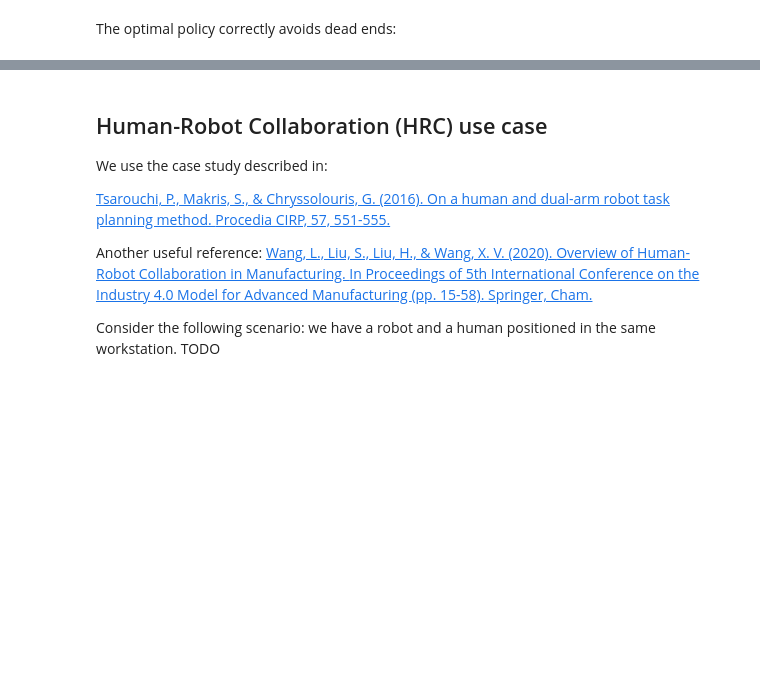
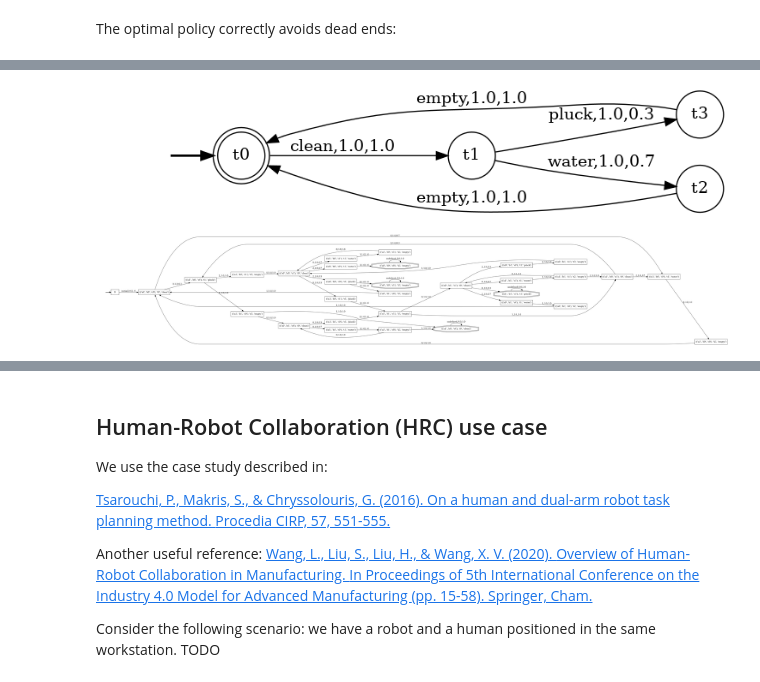
Before and after one commit to luusi/stochastic-service-composition, a Jupyter notebook: examples/notebooks/04-use-cases.ipynb, the cells around one changed output, grey strips where cells are left out. Saved outputs shown, nothing was run; the diff lists cells and outputs as text; code cells hidden in the pictures; blank space fills up the shorter version.

```diff
--- a/examples/notebooks/04-use-cases.ipynb
+++ b/examples/notebooks/04-use-cases.ipynb
@@ -170,0 +282,19 @@ State=(('s1', 'error'), 's0', 'login'), Action=undefined
+# %%
+target = build_target_from_transitions(
+    {
+        "t0": {"clean": ("t1", 1.0, 1.0)},
+        "t1": {"water": ("t2", 0.7, 1.0), "pluck": ("t3", 0.3, 1.0)},
+        "t2": {"empty": ("t0", 1.0, 1.0)},
+        "t3": {"empty": ("t0", 1.0, 1.0)},
+    },
+    "t0",
+    {"t0"}
+)
+render_target(target)
+# %% [output]
+[figure, added]
+# %%
+mdp = composition_mdp(target, bcleaner_service, bmulti_service, bplucker_service, gamma=0.2)
+render_composition_mdp(mdp)
+# %% [output]
+[figure, added]
```
Also changed, not shown: parts of 17 cells of this notebook, 5 other files.
